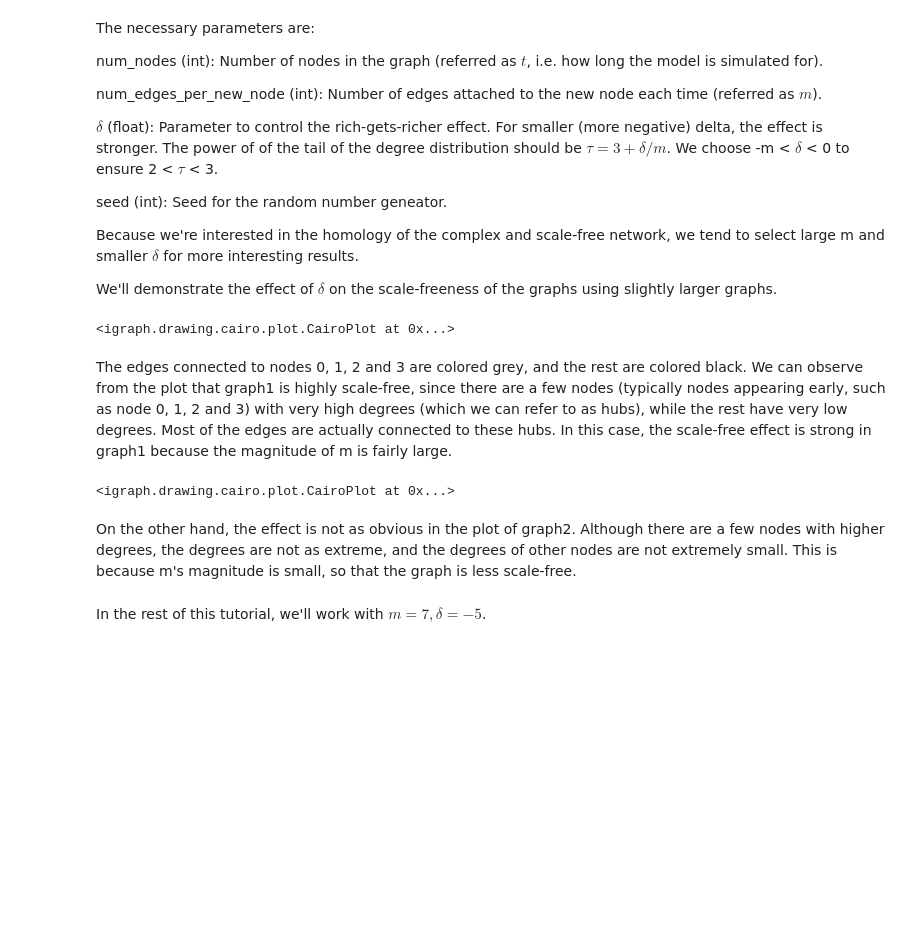
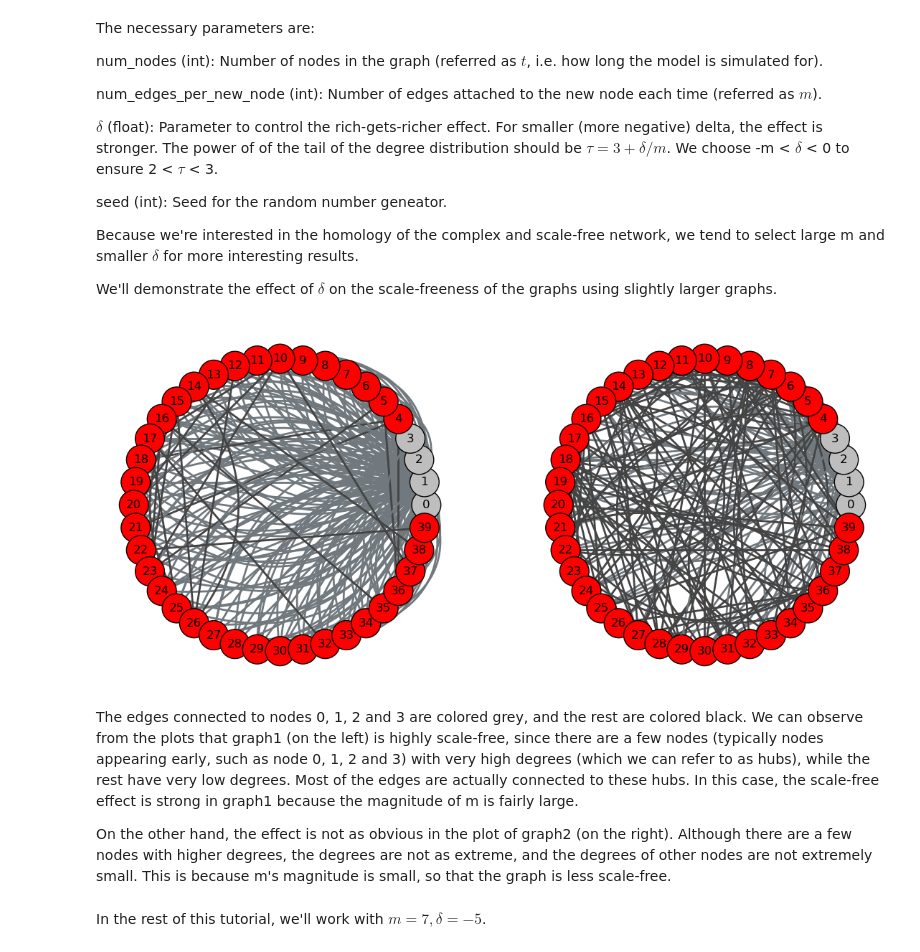
Before and after one commit to carolinerongyi/Preferential_Attachment_Clique_Complex, a Jupyter notebook: tutorial.ipynb, the cells around one changed output. Cells and saved outputs as stored; diff of their text form; code cells hidden in the pictures; blank space fills up the shorter version.

Commit message:
fixed bug in matplotlib

```diff
--- a/tutorial.ipynb
+++ b/tutorial.ipynb
@@ -52,56 +52,36 @@ Because we're interested in the homology of the complex and scale-free network,
 
 We'll demonstrate the effect of $\delta$ on the scale-freeness of the graphs using slightly larger graphs.
 # %%
-# This block only works for T0 = 60 on my machine but encounters an error from matplotlib for every other input - couldn't figure why
-# Tried to use this for side-by-side graphs
+m = 7
+T0 = 40
+seed = 100
+graph1 = pa_generator(T0, m, -6.5, seed)
+graph2 = pa_generator(T0, m, -0.5, seed)
 
-# m = 7
-# T0 = 60
-# seed = 100
-# graph1 = pa_generator(T0, m, -6.5, seed)
-# graph2 = pa_generator(T0, m, -0.5, seed)
-# layout = graph.layout_circle()
-# labels = [x for x in range(T0)]
-# fig, (ax1, ax2) = plt.subplots(1, 2, figsize=(10, 5))
+graph1.vs.select([0,1,2,3])['color'] = 'gray'
+graph2.vs.select([0,1,2,3])['color'] = 'gray'
 
-# ig.plot(graph1, target = ax1, layout=layout, vertex_label = labels, edge_color = '#36454F')
-# ig.plot(graph2, target = ax2, layout=layout, vertex_label = labels, edge_color = '#36454F')
+grey_edges = graph1.es.select(_source_in=graph1.vs.select([0,1,2,3]), _target_in=graph1.vs.select([0,1,2,3]))
+grey_edges['color'] = '#71797E'
+
+grey_edges = graph2.es.select(_source_in=graph2.vs.select([0,1,2,3]), _target_in=graph2.vs.select([0,1,2,3]))
+grey_edges['color'] = '#71797E'
+
+
+layout1 = graph1.layout_circle()
+layout2 = graph2.layout_circle()
+labels = [x for x in range(T0)]
+fig, (ax1, ax2) = plt.subplots(1, 2, figsize=(14, 7))
+
+ig.plot(graph1, target = ax1, layout=layout1, vertex_label = labels)
+ig.plot(graph2, target = ax2, layout=layout2, vertex_label = labels)
+plt.show()
+# %% [output]
+[figure, added]
-# %%
-m = 7
-T0 = 50
-seed = 100
-graph1 = pa_generator(T0, m, -6.5, seed)
-graph1.es['color'] = 'black'
-graph1.vs['color'] = 'gray'
-
-grey_edges = graph1.es.select(_source_in=graph1.vs.select([0,1,2,3]), _target_in=graph1.vs.select([0,1,2,3]))
-grey_edges['color'] = '#71797E'
-graph1.vs.select([0,1,2,3])['color'] = '#71797E'
-
-layout = graph1.layout_circle()
-labels = [x for x in range(T0)]
-
-ig.plot(graph1, layout = layout, vertex_size = 15, vertex_label = labels, bbox=(0, 0, 300, 300))
-# %% [output]
-<igraph.drawing.cairo.plot.CairoPlot at 0x...>
 # %% [markdown]
-The edges connected to nodes 0, 1, 2 and 3 are colored grey, and the rest are colored black. We can observe from the plot that graph1 is highly scale-free, since there are a few nodes (typically nodes appearing early, such as node 0, 1, 2 and 3) with very high degrees (which we can refer to as hubs), while the rest have very low degrees. Most of the edges are actually connected to these hubs. In this case, the scale-free effect is strong in graph1 because the magnitude of m is fairly large.
+The edges connected to nodes 0, 1, 2 and 3 are colored grey, and the rest are colored black. We can observe from the plots that graph1 (on the left) is highly scale-free, since there are a few nodes (typically nodes appearing early, such as node 0, 1, 2 and 3) with very high degrees (which we can refer to as hubs), while the rest have very low degrees. Most of the edges are actually connected to these hubs. In this case, the scale-free effect is strong in graph1 because the magnitude of m is fairly large.
+
+On the other hand, the effect is not as obvious in the plot of graph2 (on the right). Although there are a few nodes with higher degrees, the degrees are not as extreme, and the degrees of other nodes are not extremely small. This is because m's magnitude is small, so that the graph is less scale-free.
-# %%
-graph2 = pa_generator(T0, m, -0.5, seed)
-
-graph2.es['color'] = 'black'
-graph2.vs['color'] = 'gray'
-
-grey_edges = graph2.es.select(_source_in=graph2.vs.select([0,1,2,3]), _target_in=graph2.vs.select([0,1,2,3]))
-grey_edges['color'] = '#71797E'
-graph2.vs.select([0,1,2,3])['color'] = '#71797E'
-
-layout = graph2.layout_circle()
-ig.plot(graph2, layout=layout, vertex_size = 15, vertex_label = labels, bbox=(0, 0, 300, 300))
-# %% [output]
-<igraph.drawing.cairo.plot.CairoPlot at 0x...>
-# %% [markdown]
-On the other hand, the effect is not as obvious in the plot of graph2. Although there are a few nodes with higher degrees, the degrees are not as extreme, and the degrees of other nodes are not extremely small. This is because m's magnitude is small, so that the graph is less scale-free.
 # %%
 """"
 For this section, break it up into several parts.
```
Also changed, not shown: parts of 6 cells of this notebook, 1 other file.
